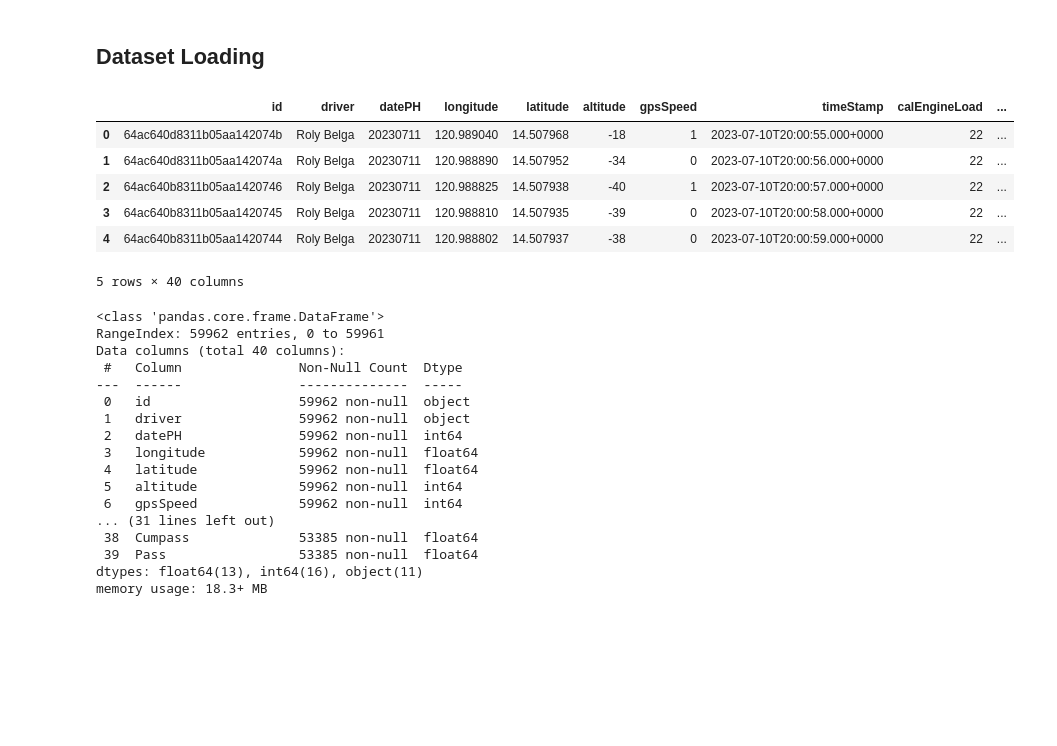
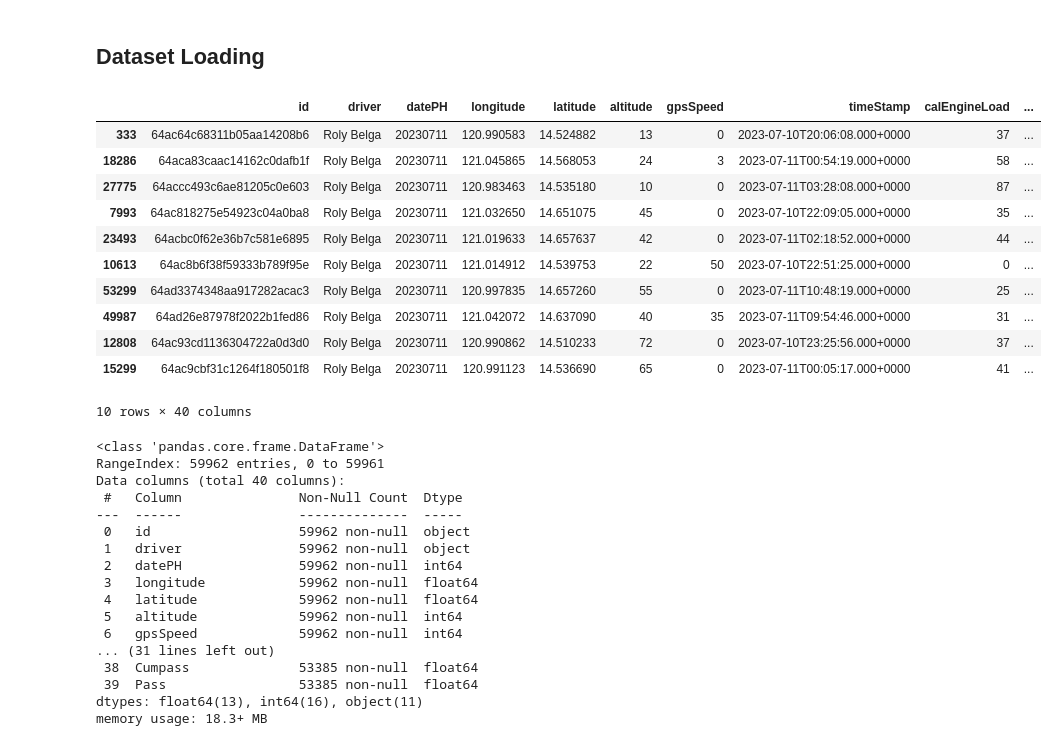
Before and after one commit to machiwao/pjdsc-optima-prime-sakayan-express, a Jupyter notebook: SakayanExpress_DemandMapping.ipynb, the cells around one changed output. Cells and saved outputs as stored; diff of their text form; code cells hidden in the pictures; blank space fills up the shorter version.

Commit message:
initial loading of data for cleaning and preparation

```diff
--- a/SakayanExpress_DemandMapping.ipynb
+++ b/SakayanExpress_DemandMapping.ipynb
@@ -10,18 +10,63 @@ import matplotlib.pyplot as plt
 import seaborn as sns
 # %% [markdown]
 ## Dataset Loading
+# %%
+Belga_0711_url = "https://raw.githubusercontent.com/machiwao/pjdsc-optima-prime-sakayan-express/refs/heads/main/dataset/0711_BELGA_withFuelData.csv"
+Deocareza_0711_url = "https://raw.githubusercontent.com/machiwao/pjdsc-optima-prime-sakayan-express/refs/heads/main/dataset/0711_DEOCAREZA_withFuelData.csv"
+Graceda_0711_url = "https://raw.githubusercontent.com/machiwao/pjdsc-optima-prime-sakayan-express/refs/heads/main/dataset/0711_GRACEDA_withFuelData.csv"
+Manuel_0711_url = "https://raw.githubusercontent.com/machiwao/pjdsc-optima-prime-sakayan-express/refs/heads/main/dataset/0711_MANUEL_withFuelData.csv"
+Paralde_0711_url = "https://raw.githubusercontent.com/machiwao/pjdsc-optima-prime-sakayan-express/refs/heads/main/dataset/0711_PARALDE_withFuelData.csv"
+
+Carmelotes_0712_url = "https://raw.githubusercontent.com/machiwao/pjdsc-optima-prime-sakayan-express/refs/heads/main/dataset/0712_CARMELOTES_withFuelData.csv"
+Escuerdo_0712_url = "https://raw.githubusercontent.com/machiwao/pjdsc-optima-prime-sakayan-express/refs/heads/main/dataset/0712_ESCUERDO_withFuelData.csv"
+Graceda_0712_url = "https://raw.githubusercontent.com/machiwao/pjdsc-optima-prime-sakayan-express/refs/heads/main/dataset/0712_GRACEDA_withFuelData.csv"
+Neri_0712_url = "https://raw.githubusercontent.com/machiwao/pjdsc-optima-prime-sakayan-express/refs/heads/main/dataset/0712_NERI_withFuelData.csv"
+Ostan_0712_url = "https://raw.githubusercontent.com/machiwao/pjdsc-optima-prime-sakayan-express/refs/heads/main/dataset/0712_OSTAN_withFuelData.csv"
+
+Bajaro_0713_url = "https://raw.githubusercontent.com/machiwao/pjdsc-optima-prime-sakayan-express/refs/heads/main/dataset/0713_BAJARO.csv"
+Escuerdo_0713_url = "https://raw.githubusercontent.com/machiwao/pjdsc-optima-prime-sakayan-express/refs/heads/main/dataset/0713_ESCUERDO_withFuelData.csv"
+Graceda_0713_url = "https://raw.githubusercontent.com/machiwao/pjdsc-optima-prime-sakayan-express/refs/heads/main/dataset/0713_GRACEDA_withFuelData.csv"
+Neri_0713_url = "https://raw.githubusercontent.com/machiwao/pjdsc-optima-prime-sakayan-express/refs/heads/main/dataset/0713_NERI_withFuelData.csv"
+Ostan_0713_url = "https://raw.githubusercontent.com/machiwao/pjdsc-optima-prime-sakayan-express/refs/heads/main/dataset/0713_OSTAN_withFuelData.csv"
+
+Belga_0717_url = "https://raw.githubusercontent.com/machiwao/pjdsc-optima-prime-sakayan-express/refs/heads/main/dataset/0717_BELGA_withFuelData.csv"
+Caralde_0717_url = "https://raw.githubusercontent.com/machiwao/pjdsc-optima-prime-sakayan-express/refs/heads/main/dataset/0717_CARALDE_withFuelData.csv"
+
+Arangco_0718_url = "https://raw.githubusercontent.com/machiwao/pjdsc-optima-prime-sakayan-express/refs/heads/main/dataset/0718_ARANGCO.csv"
+Ceballos_0718_url = "https://raw.githubusercontent.com/machiwao/pjdsc-optima-prime-sakayan-express/refs/heads/main/dataset/0718_CEBALLOS.csv"
+Delosreyes_0718_url = "https://raw.githubusercontent.com/machiwao/pjdsc-optima-prime-sakayan-express/refs/heads/main/dataset/0718_DELOSREYES.csv"
+Fontillas_0718_url = "https://raw.githubusercontent.com/machiwao/pjdsc-optima-prime-sakayan-express/refs/heads/main/dataset/0718_FONTILLAS_withFuelData.csv"
+Lina_0718_url = "https://raw.githubusercontent.com/machiwao/pjdsc-optima-prime-sakayan-express/refs/heads/main/dataset/0718_LINA.csv"
+Neri_0718_url = "https://raw.githubusercontent.com/machiwao/pjdsc-optima-prime-sakayan-express/refs/heads/main/dataset/0718_NERI_withFuelData.csv"
+
+Arango_0719_url = "https://raw.githubusercontent.com/machiwao/pjdsc-optima-prime-sakayan-express/refs/heads/main/dataset/0719_ARANGO.csv"
+Bolata_0719_url = "https://raw.githubusercontent.com/machiwao/pjdsc-optima-prime-sakayan-express/refs/heads/main/dataset/0719_BOLATA.csv"
+Gipa_0719_url = "https://raw.githubusercontent.com/machiwao/pjdsc-optima-prime-sakayan-express/refs/heads/main/dataset/0719_GIPA.csv"
+Loy_0719_url = "https://raw.githubusercontent.com/machiwao/pjdsc-optima-prime-sakayan-express/refs/heads/main/dataset/0719_LOY.csv"
+Porquez_0719_url = "https://raw.githubusercontent.com/machiwao/pjdsc-optima-prime-sakayan-express/refs/heads/main/dataset/0719_PORQUEZ.csv"
+
+Arango_0721_url = "https://raw.githubusercontent.com/machiwao/pjdsc-optima-prime-sakayan-express/refs/heads/main/dataset/0721_ARANGO.csv"
+Gipa_0721_url = "https://raw.githubusercontent.com/machiwao/pjdsc-optima-prime-sakayan-express/refs/heads/main/dataset/0721_GIPA.csv"
+Ubusan_0721_url = "https://raw.githubusercontent.com/machiwao/pjdsc-optima-prime-sakayan-express/refs/heads/main/dataset/0721_UBUSAN.csv"
+
+Delos_Reyes_0728_url = "https://raw.githubusercontent.com/machiwao/pjdsc-optima-prime-sakayan-express/refs/heads/main/dataset/0728_Delos_Reyes.csv"
 # %%
-df = pd.read_csv("/content/0711_BELGA_withFuelData.csv")
+df = pd.read_csv(Belga_0711_url)
-# %%
-df.head()
-# %% [output]
-|  | id | driver | datePH | longitude | latitude | altitude | gpsSpeed | timeStamp | calEngineLoad | ... |
-| 0 | 64ac640d8311b05aa142074b | Roly Belga | 20230711 | 120.989040 | 14.507968 | -18 | 1 | 2023-07-10T20:00:55.000+0000 | 22 | ... |
-| 1 | 64ac640d8311b05aa142074a | Roly Belga | 20230711 | 120.988890 | 14.507952 | -34 | 0 | 2023-07-10T20:00:56.000+0000 | 22 | ... |
-| 2 | 64ac640b8311b05aa1420746 | Roly Belga | 20230711 | 120.988825 | 14.507938 | -40 | 1 | 2023-07-10T20:00:57.000+0000 | 22 | ... |
-| 3 | 64ac640b8311b05aa1420745 | Roly Belga | 20230711 | 120.988810 | 14.507935 | -39 | 0 | 2023-07-10T20:00:58.000+0000 | 22 | ... |
-| 4 | 64ac640b8311b05aa1420744 | Roly Belga | 20230711 | 120.988802 | 14.507937 | -38 | 0 | 2023-07-10T20:00:59.000+0000 | 22 | ... |
-5 rows × 40 columns
+# %%
+df.sample(10)
+# %% [output]
+|  | id | driver | datePH | longitude | latitude | altitude | gpsSpeed | timeStamp | calEngineLoad | ... |
+| 333 | 64ac64c68311b05aa14208b6 | Roly Belga | 20230711 | 120.990583 | 14.524882 | 13 | 0 | 2023-07-10T20:06:08.000+0000 | 37 | ... |
+| 18286 | 64aca83caac14162c0dafb1f | Roly Belga | 20230711 | 121.045865 | 14.568053 | 24 | 3 | 2023-07-11T00:54:19.000+0000 | 58 | ... |
+| 27775 | 64accc493c6ae81205c0e603 | Roly Belga | 20230711 | 120.983463 | 14.535180 | 10 | 0 | 2023-07-11T03:28:08.000+0000 | 87 | ... |
+| 7993 | 64ac818275e54923c04a0ba8 | Roly Belga | 20230711 | 121.032650 | 14.651075 | 45 | 0 | 2023-07-10T22:09:05.000+0000 | 35 | ... |
+| 23493 | 64acbc0f62e36b7c581e6895 | Roly Belga | 20230711 | 121.019633 | 14.657637 | 42 | 0 | 2023-07-11T02:18:52.000+0000 | 44 | ... |
+| 10613 | 64ac8b6f38f59333b789f95e | Roly Belga | 20230711 | 121.014912 | 14.539753 | 22 | 50 | 2023-07-10T22:51:25.000+0000 | 0 | ... |
+| 53299 | 64ad3374348aa917282acac3 | Roly Belga | 20230711 | 120.997835 | 14.657260 | 55 | 0 | 2023-07-11T10:48:19.000+0000 | 25 | ... |
+| 49987 | 64ad26e87978f2022b1fed86 | Roly Belga | 20230711 | 121.042072 | 14.637090 | 40 | 35 | 2023-07-11T09:54:46.000+0000 | 31 | ... |
+| 12808 | 64ac93cd1136304722a0d3d0 | Roly Belga | 20230711 | 120.990862 | 14.510233 | 72 | 0 | 2023-07-10T23:25:56.000+0000 | 37 | ... |
+| 15299 | 64ac9cbf31c1264f180501f8 | Roly Belga | 20230711 | 120.991123 | 14.536690 | 65 | 0 | 2023-07-11T00:05:17.000+0000 | 41 | ... |
+10 rows × 40 columns
 # %%
 df.info()
 # %% [output]
```
